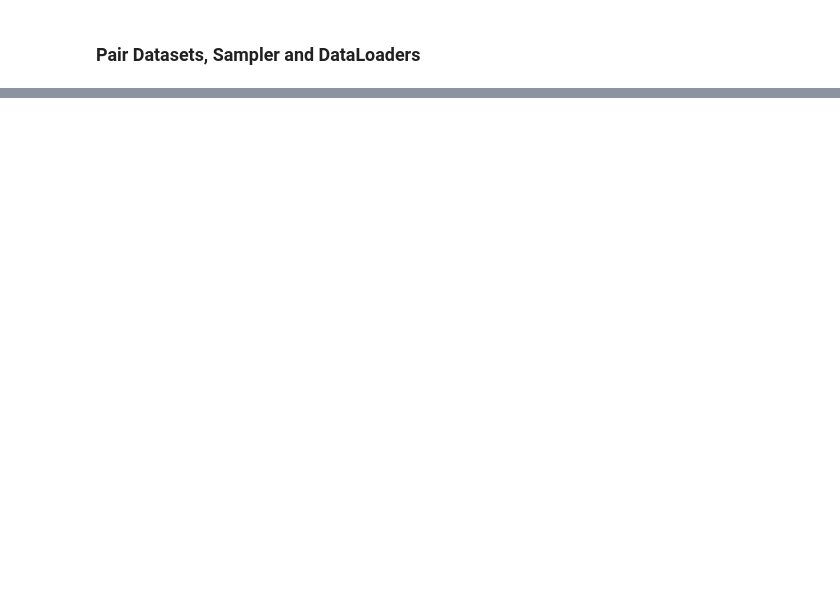
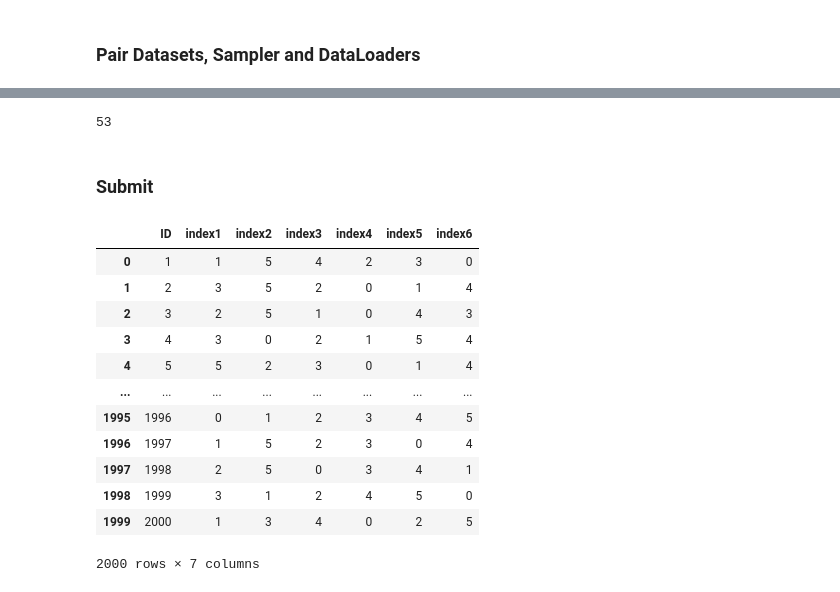
Before and after one commit to david-siqi-liu/sentence-ordering, a Jupyter notebook: dc2-notebook-sq2liu.ipynb, the cells around one changed output, grey strips where cells are left out. Drawn from its saved outputs; the diff is of its cells as text; code cells hidden in the pictures; blank space fills up the shorter version.

```diff
--- a/dc2-notebook-sq2liu.ipynb
+++ b/dc2-notebook-sq2liu.ipynb
@@ -1002,0 +420,26 @@ submission.to_csv('submission.csv', index=False)
+# %%
+for i, d in enumerate(val_set):
+    if d['ID'] == 390043:
+        print(i)
+# %% [output]
+53
+# %% [markdown]
+### Submit
+# %%
+submission = model.predict_submission(pred_set, device, model_fsent, model_pair, tokenizer)
+
+submission
+# %% [output]
+|  | ID | index1 | index2 | index3 | index4 | index5 | index6 |
+| 0 | 1 | 1 | 5 | 4 | 2 | 3 | 0 |
+| 1 | 2 | 3 | 5 | 2 | 0 | 1 | 4 |
+| 2 | 3 | 2 | 5 | 1 | 0 | 4 | 3 |
+| 3 | 4 | 3 | 0 | 2 | 1 | 5 | 4 |
+| 4 | 5 | 5 | 2 | 3 | 0 | 1 | 4 |
+| ... | ... | ... | ... | ... | ... | ... | ... |
+| 1995 | 1996 | 0 | 1 | 2 | 3 | 4 | 5 |
+| 1996 | 1997 | 1 | 5 | 2 | 3 | 0 | 4 |
+| 1997 | 1998 | 2 | 5 | 0 | 3 | 4 | 1 |
+| 1998 | 1999 | 3 | 1 | 2 | 4 | 5 | 0 |
+| 1999 | 2000 | 1 | 3 | 4 | 0 | 2 | 5 |
+2000 rows × 7 columns
```
Also changed, not shown: parts of 84 cells of this notebook, 4 other files.
